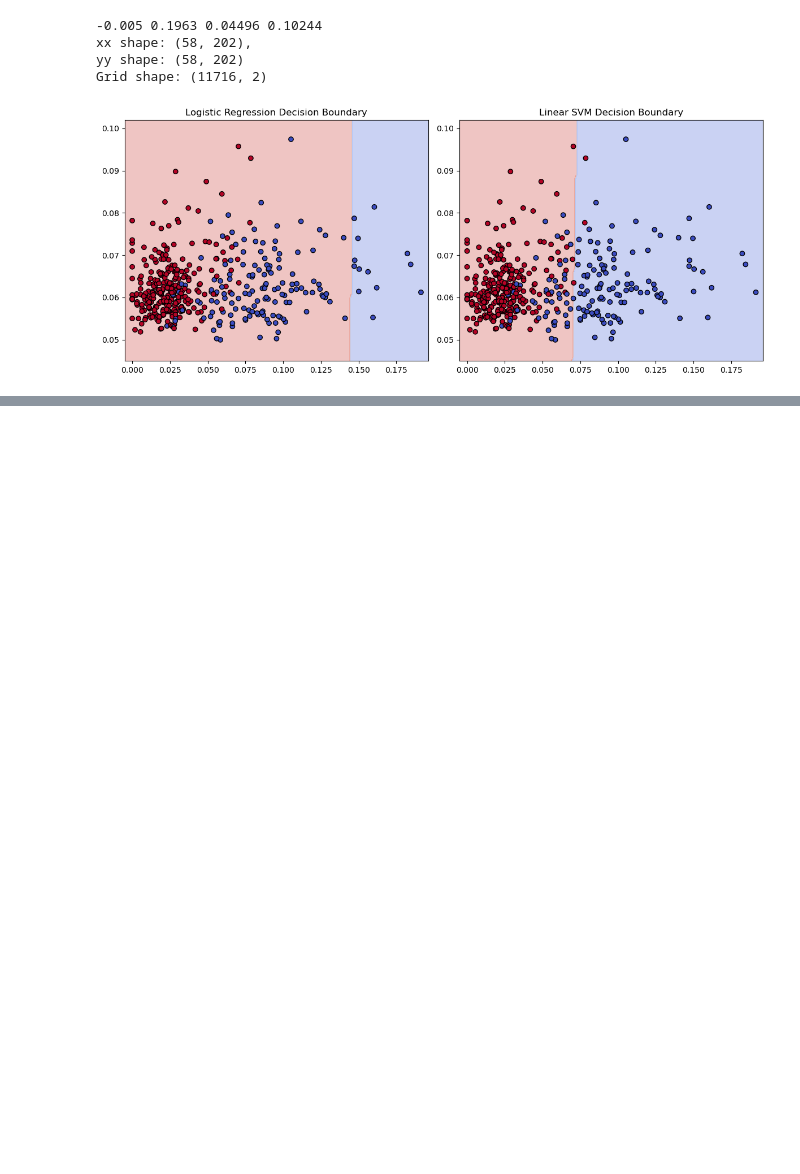
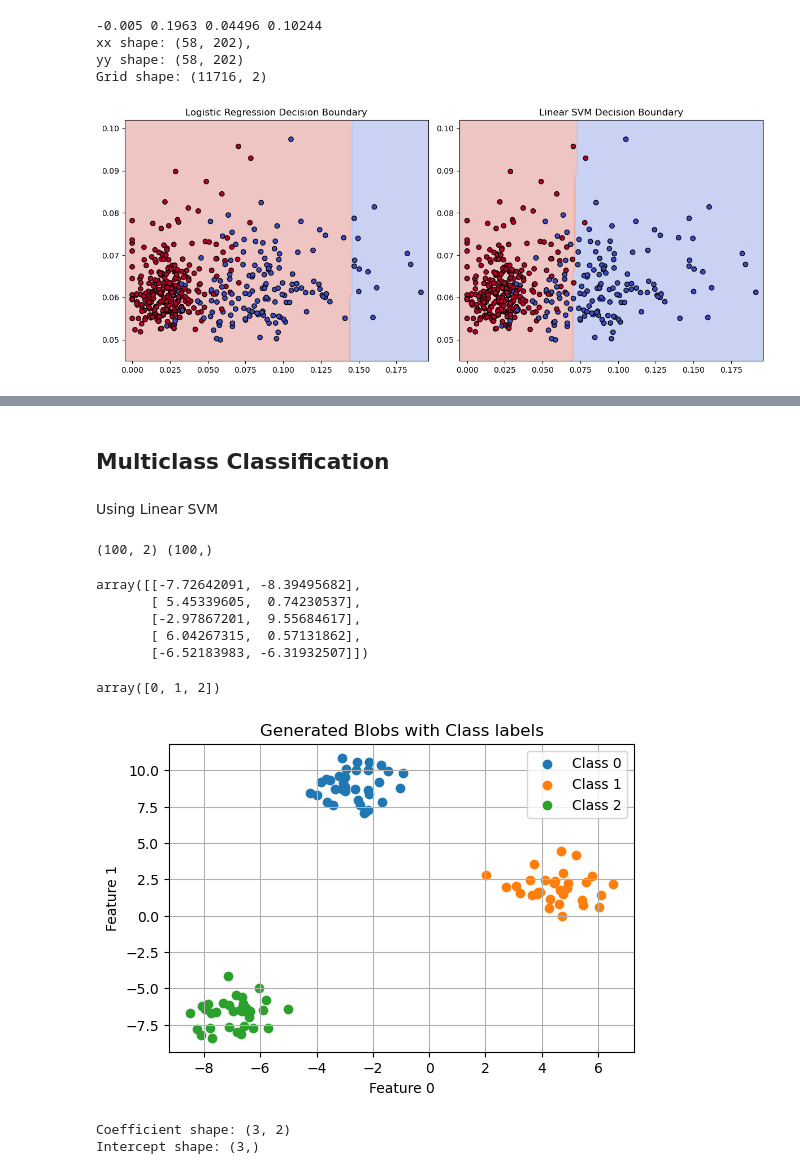
Before and after one commit to abhaykukade/ml_model_evaluation, a Jupyter notebook: supervised_classification.ipynb, the cells around one changed output, grey strips where cells are left out. Saved outputs shown, nothing was run; the diff lists cells and outputs as text; code cells hidden in the pictures; blank space fills up the shorter version.

```diff
--- a/supervised_classification.ipynb
+++ b/supervised_classification.ipynb
@@ -150,0 +180,40 @@ plt.show()
+# %% [markdown]
+## Multiclass Classification
+# %% [markdown]
+Using Linear SVM
+# %%
+X, y = make_blobs(random_state=42)
+print(X.shape, y.shape)
+# %% [output]
+(100, 2) (100,)
+# %%
+X[:5,:]
+# %% [output]
+array([[-7.72642091, -8.39495682],
+       [ 5.45339605,  0.74230537],
+       [-2.97867201,  9.55684617],
+       [ 6.04267315,  0.57131862],
+       [-6.52183983, -6.31932507]])
+# %%
+np.unique(y)
+# %% [output]
+array([0, 1, 2])
+# %%
+plt.figure(figsize=(6,4))
+for class_label in np.unique(y):
+    plt.scatter(X[y==class_label,0], X[y==class_label, 1], label=f'Class {class_label}')
+
+plt.xlabel('Feature 0')
+plt.ylabel('Feature 1')
+plt.title('Generated Blobs with Class labels')
+plt.legend()
+plt.grid(True)
+# %% [output]
+[figure, added]
+# %%
+linear_svm = LinearSVC().fit(X, y)
+print(f'Coefficient shape: {linear_svm.coef_.shape}')
+print(f'Intercept shape: {linear_svm.intercept_.shape}')
+# %% [output]
+Coefficient shape: (3, 2)
+Intercept shape: (3,)
```
Also changed, not shown: parts of 17 cells of this notebook.
